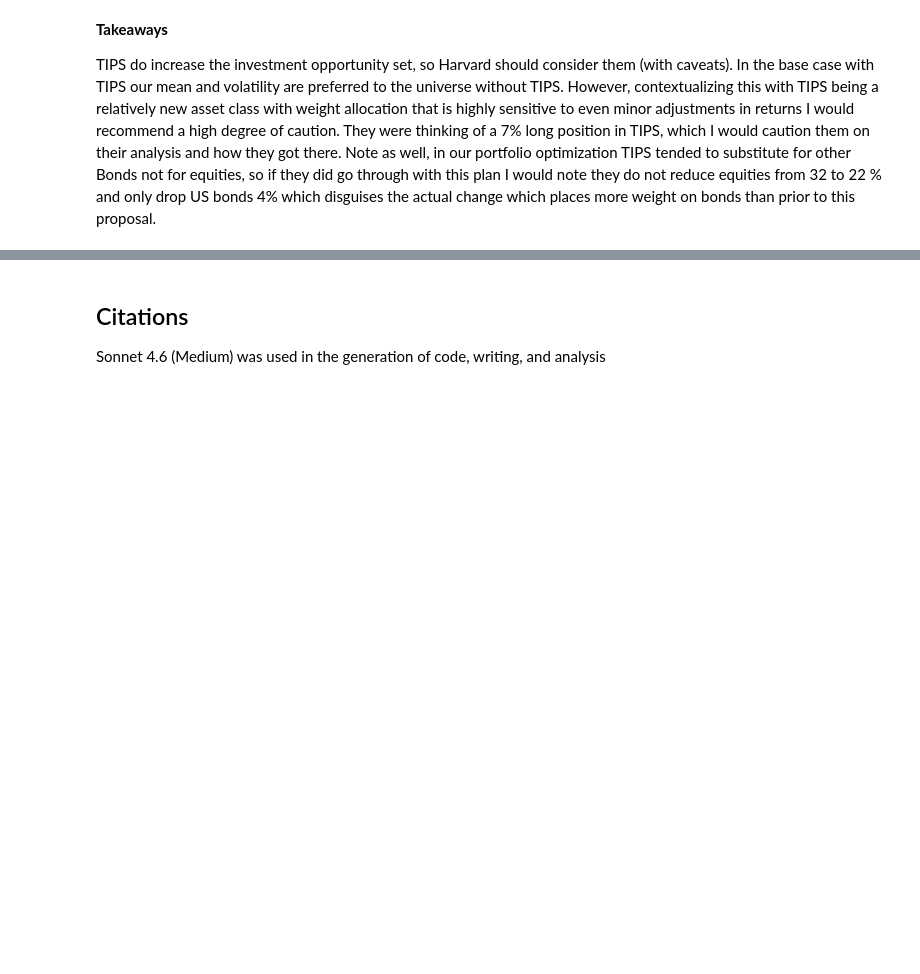
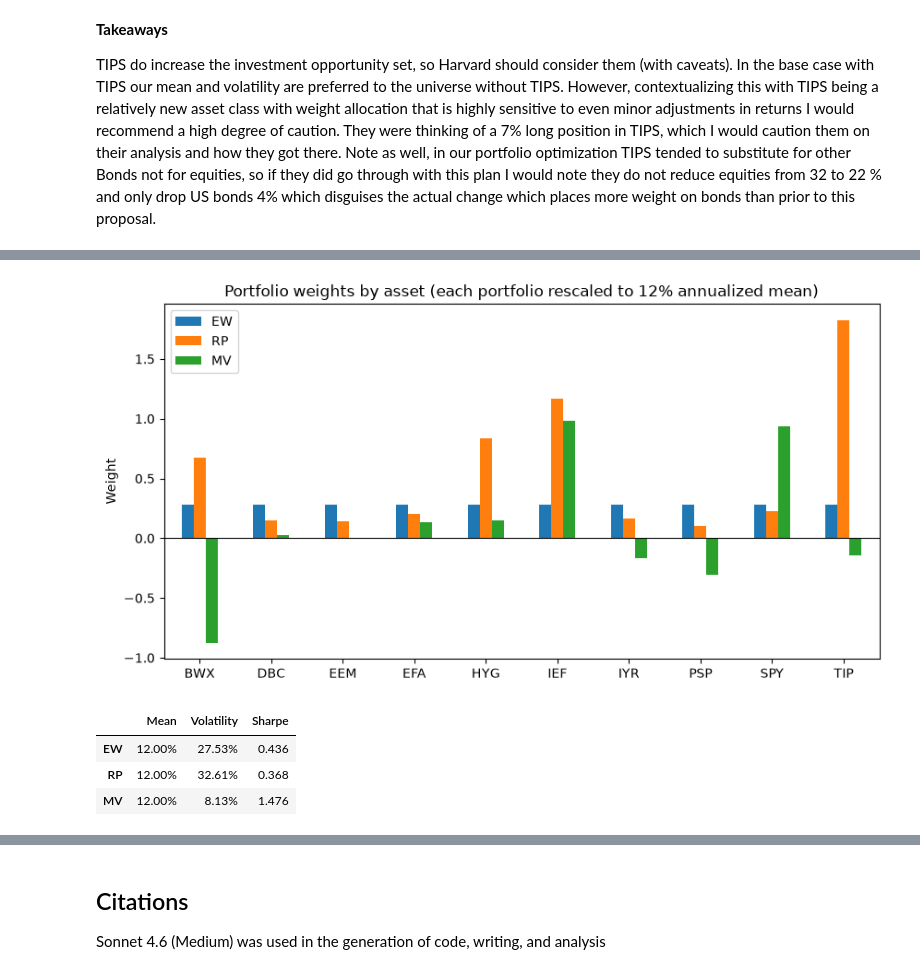
Before and after one commit to Brendon-Wang/harvard-endowment, a Jupyter notebook: harvard_endowment.ipynb, the cells around one changed output, grey strips where cells are left out. Cells and saved outputs as stored; diff of their text form; code cells hidden in the pictures; blank space fills up the shorter version.

```diff
--- a/harvard_endowment.ipynb
+++ b/harvard_endowment.ipynb
@@ -374,0 +384,34 @@ TIPS do increase the investment opportunity set, so Harvard should consider them
+# %%
+# ── Allocations: raw weight vectors ───────────────────────────────────────────
+
+mu_target = 0.01                               # targeted mean excess return
+n         = rets.shape[1]
+mu_m      = rets.mean()                        # monthly mean
+var_ann   = pd.Series(np.diag(Sigma), index=rets.columns)   # annualised variances (Sigma from 2.3)
+
+def rescale_to_target(w, mu_vec=mu_m, target=mu_target):
+    # Scale an entire weight vector by a constant so the resulting portfolio mean hits the targte.
+    port_mean = float(w @ mu_vec)
+    return w * (target / port_mean)
+
+# Equally-weighted: w_i = 1/n
+w_ew_raw = pd.Series(1 / n, index=rets.columns, name='EW')
+
+# Risk-parity: w_i proportional to 1 / variance_i
+w_rp_raw = (1 / var_ann).rename('RP')
+
+# Mean-variance (tangency): reuse w_tan_s from Section 2.3 (already sums to 1)
+w_mv_raw = w_tan_s.rename('MV')
+# %%
+# ── Rescale each vector to the targeted mean, then compare weights ───────────
+
+w_ew = rescale_to_target(w_ew_raw)
+w_rp = rescale_to_target(w_rp_raw)
+w_mv = rescale_to_target(w_mv_raw)
+
+weights = pd.concat([w_ew, w_rp, w_mv], axis=1)
+weights.loc['Sum of weights']     = weights.sum()
+weights.loc['Sum of |weights|']   = weights.loc[rets.columns].abs().sum()
+
+print(f'Target mean excess return: {mu_target:.2%}/month ({mu_target * FREQ:.1%} annualized)')
+weights.style.format('{:.4f}').background_gradient(cmap='RdYlGn', subset=pd.IndexSlice[rets.columns, :])
@@ -374,0 +433,26 @@ TIPS do increase the investment opportunity set, so Harvard should consider them
+# %%
+# ── Weights by asset, across the three allocation methods ────────────────────
+
+fig, ax = plt.subplots(figsize=(10, 5))
+weights.loc[rets.columns].plot.bar(ax=ax)
+ax.axhline(0, color='k', lw=0.8)
+ax.set_title('Portfolio weights by asset (each portfolio rescaled to 12% annualized mean)')
+ax.set_ylabel('Weight')
+plt.xticks(rotation=0)
+plt.legend(title=None)
+plt.show()
+# %% [output]
+[figure, added]
+# %%
+# ── Performance of each allocation over the full sample ───────────────────────
+
+port_rets  = pd.DataFrame({name: rets @ w for name, w in [('EW', w_ew), ('RP', w_rp), ('MV', w_mv)]})
+alloc_perf = performance_summary(port_rets)
+
+alloc_perf.style.format({'Mean': '{:.2%}', 'Volatility': '{:.2%}', 'Sharpe': '{:.3f}'}) \
+    .background_gradient(subset=['Sharpe'], cmap='RdYlGn')
+# %% [output]
+|  | Mean | Volatility | Sharpe |
+| EW | 12.00% | 27.53% | 0.436 |
+| RP | 12.00% | 32.61% | 0.368 |
+| MV | 12.00% | 8.13% | 1.476 |
```
Also changed, not shown: parts of 9 cells of this notebook, 1 other file.
